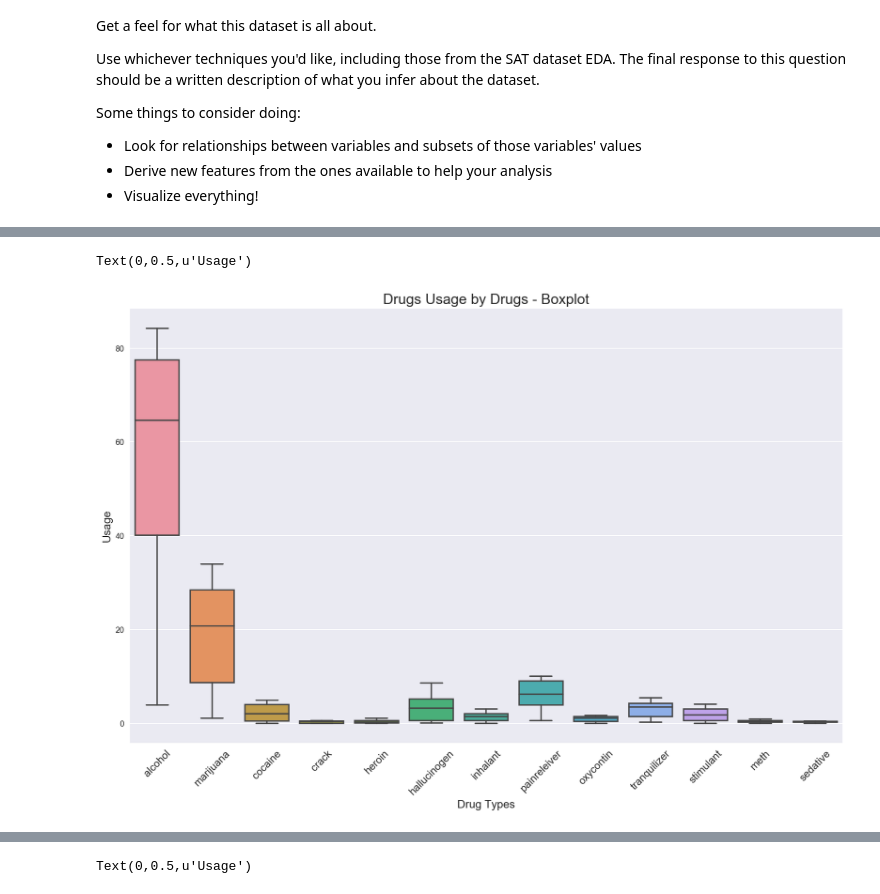
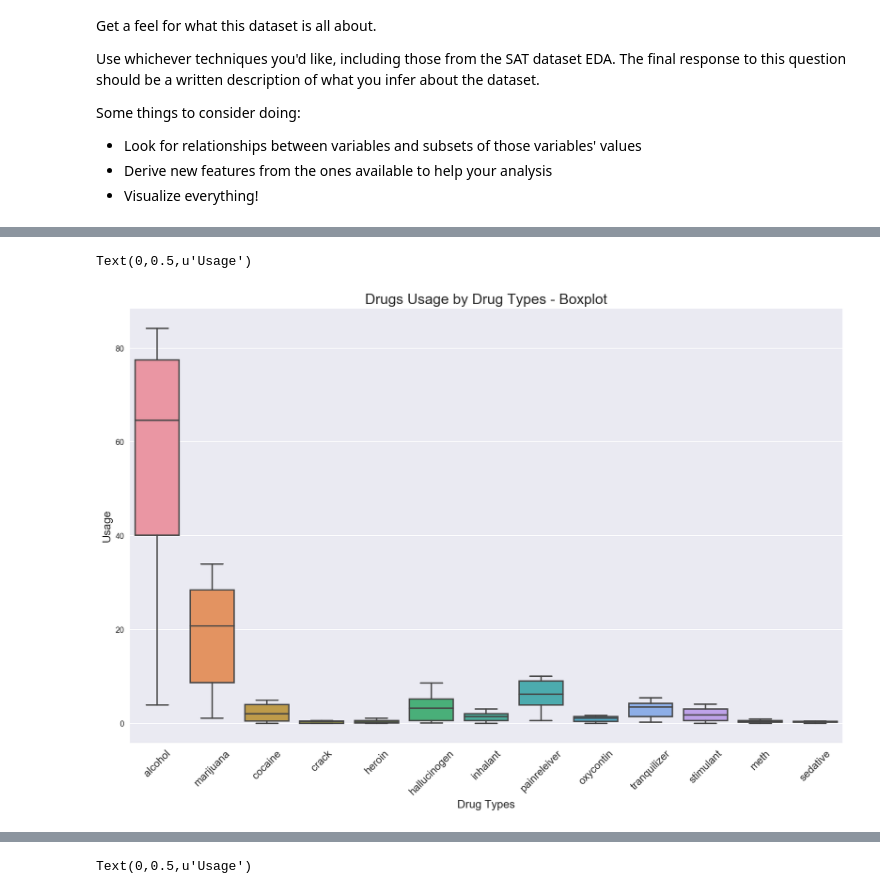
Before and after one commit to ivansim1989/Projects, a Jupyter notebook: DSI4_Project_2/project-02-v2-starter-code.ipynb, the cells around one changed output, grey strips where cells are left out. Saved outputs shown, nothing was run; the diff lists cells and outputs as text; code cells hidden in the pictures.

```diff
--- a/DSI4_Project_2/project-02-v2-starter-code.ipynb
+++ b/DSI4_Project_2/project-02-v2-starter-code.ipynb
@@ -710,16 +744,16 @@ plt.style.use('seaborn-darkgrid')
 # %%
 ## BOXPLOT TO SEE DRUG USE
 plt.figure(figsize=(16,10))
 ax = sns.boxplot(data=df_drugs_use)
 
 x = df_drugs_use.columns.str.replace('use','')
 # create an index for each tick position
 xi = [i for i in range(0, len(x)-1)]
 plt.xticks(xi, x)
 plt.xticks(rotation=45, fontsize=13)
-ax.set_title('Drugs Usage by Drugs - Boxplot', fontsize=18)
+ax.set_title('Drugs Usage by Drug Types - Boxplot', fontsize=18)
 ax.set_xlabel('Drug Types', fontsize=14)
 ax.set_ylabel('Usage',fontsize=14)
 # %% [output]
 Text(0,0.5,u'Usage')
-[figure, old version]
+[figure, new version]
```
Also changed, not shown: parts of 24 cells of this notebook.
